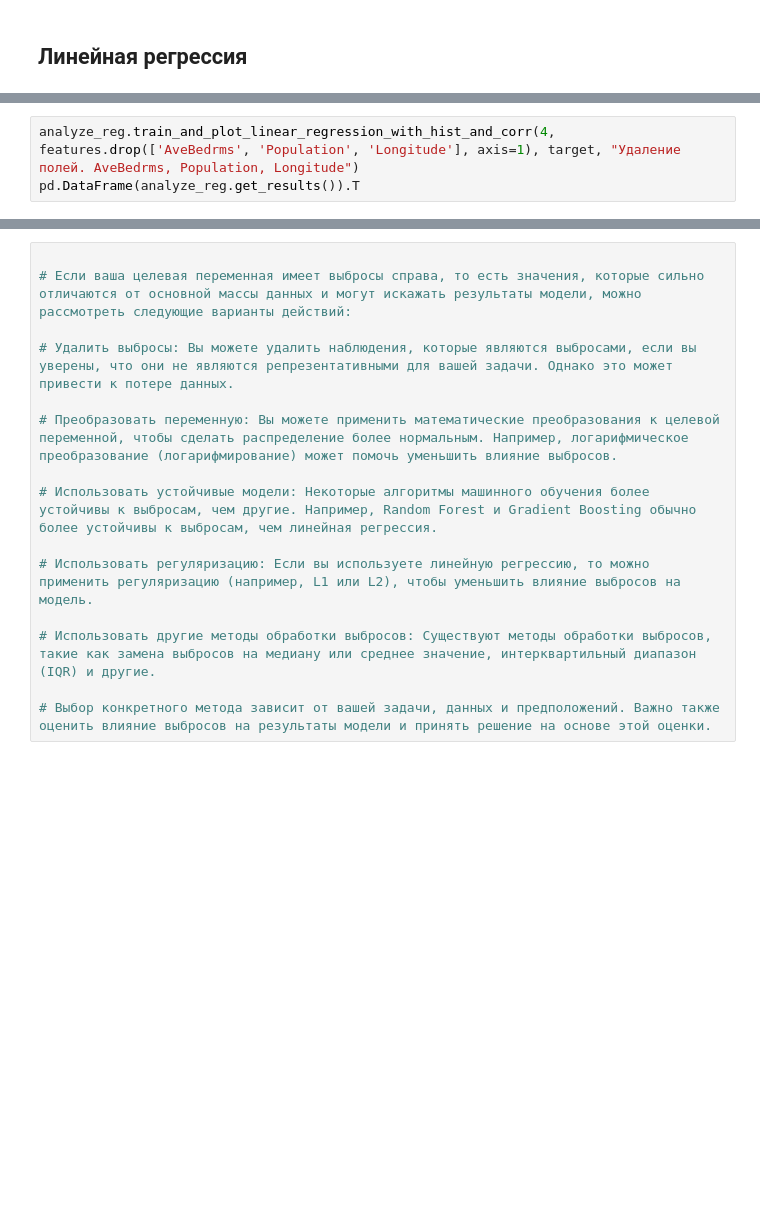
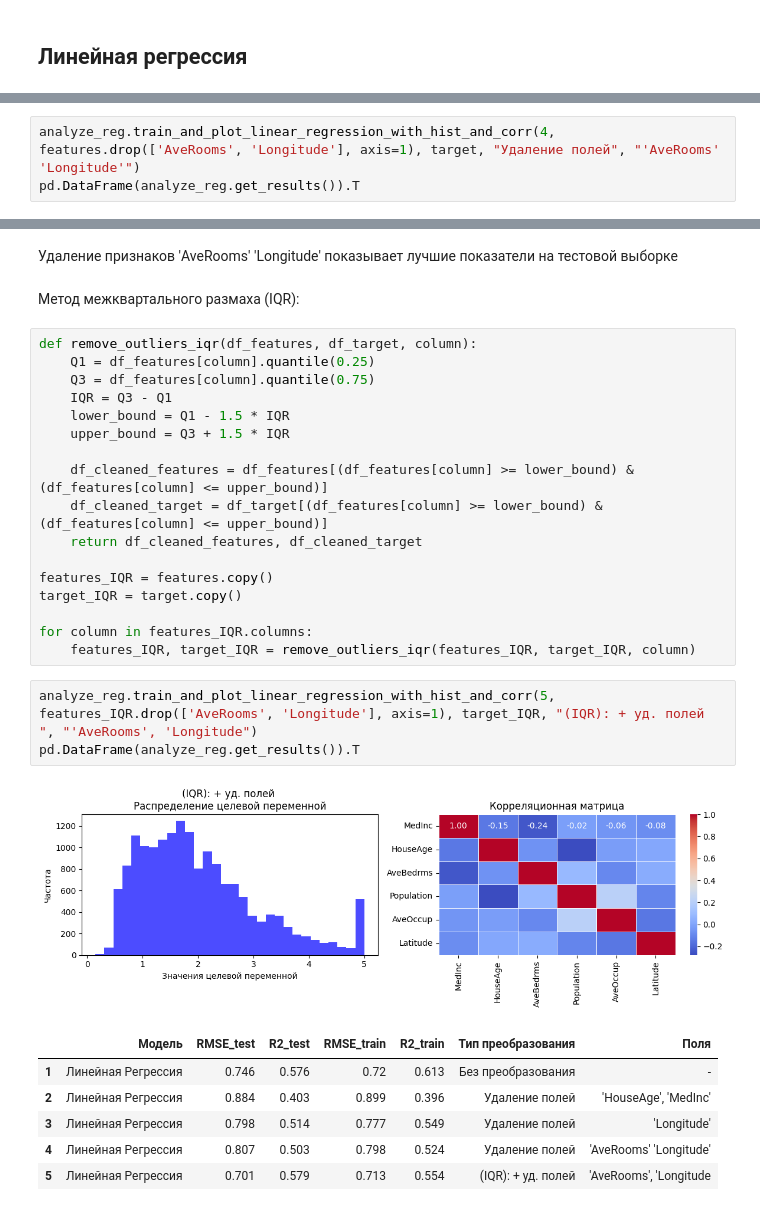
Before and after one commit to AlexanderSipko/netology_ml, a Jupyter notebook: task/7 features/7 features.ipynb, the cells around one changed output, grey strips where cells are left out. Cells and saved outputs as stored; diff of their text form; blank space fills up the shorter version.

Commit message:
LESSON_7 | variables | решение задачи

```diff
--- a/task/7 features/7 features.ipynb
+++ b/task/7 features/7 features.ipynb
@@ -131,4 +212,4 @@ pd.DataFrame(analyze_reg.get_results()).T
 # %%
-analyze_reg.train_and_plot_linear_regression_with_hist_and_corr(4, features.drop(['AveBedrms', 'Population', 'Longitude'], axis=1), target, "Удаление полей. AveBedrms, Population, Longitude")
+analyze_reg.train_and_plot_linear_regression_with_hist_and_corr(4, features.drop(['AveRooms', 'Longitude'], axis=1), target, "Удаление полей", "'AveRooms' 'Longitude'")
 pd.DataFrame(analyze_reg.get_results()).T
 # %% [output]
@@ -141,15 +222,32 @@ pd.DataFrame(analyze_reg.get_results()).T
-# %%
-
-# Если ваша целевая переменная имеет выбросы справа, то есть значения, которые сильно отличаются от основной массы данных и могут искажать результаты модели, можно рассмотреть следующие варианты действий:
-
-# Удалить выбросы: Вы можете удалить наблюдения, которые являются выбросами, если вы уверены, что они не являются репрезентативными для вашей задачи. Однако это может привести к потере данных.
-
-# Преобразовать переменную: Вы можете применить математические преобразования к целевой переменной, чтобы сделать распределение более нормальным. Например, логарифмическое преобразование (логарифмирование) может помочь уменьшить влияние выбросов.
-
-# Использовать устойчивые модели: Некоторые алгоритмы машинного обучения более устойчивы к выбросам, чем другие. Например, Random Forest и Gradient Boosting обычно более устойчивы к выбросам, чем линейная регрессия.
-
-# Использовать регуляризацию: Если вы используете линейную регрессию, то можно применить регуляризацию (например, L1 или L2), чтобы уменьшить влияние выбросов на модель.
-
-# Использовать другие методы обработки выбросов: Существуют методы обработки выбросов, такие как замена выбросов на медиану или среднее значение, интерквартильный диапазон (IQR) и другие.
-
-# Выбор конкретного метода зависит от вашей задачи, данных и предположений. Важно также оценить влияние выбросов на результаты модели и принять решение на основе этой оценки.
+# %% [markdown]
+ Удаление признаков 'AveRooms' 'Longitude' показывает лучшие показатели на тестовой выборке
+# %% [markdown]
+Метод межквартального размаха (IQR):
+# %%
+def remove_outliers_iqr(df_features, df_target, column):
+    Q1 = df_features[column].quantile(0.25)
+    Q3 = df_features[column].quantile(0.75)
+    IQR = Q3 - Q1
+    lower_bound = Q1 - 1.5 * IQR
+    upper_bound = Q3 + 1.5 * IQR
+
+    df_cleaned_features = df_features[(df_features[column] >= lower_bound) & (df_features[column] <= upper_bound)]
+    df_cleaned_target = df_target[(df_features[column] >= lower_bound) & (df_features[column] <= upper_bound)]
+    return df_cleaned_features, df_cleaned_target
+
+features_IQR = features.copy()
+target_IQR = target.copy()
+
+for column in features_IQR.columns:
+    features_IQR, target_IQR = remove_outliers_iqr(features_IQR, target_IQR, column)
+# %%
+analyze_reg.train_and_plot_linear_regression_with_hist_and_corr(5, features_IQR.drop(['AveRooms', 'Longitude'], axis=1), target_IQR, "(IQR): + уд. полей ", "'AveRooms', 'Longitude")
+pd.DataFrame(analyze_reg.get_results()).T
+# %% [output]
+[figure, added]
+|  | Модель | RMSE_test | R2_test | RMSE_train | R2_train | Тип преобразования | Поля |
+| 1 | Линейная Регрессия | 0.746 | 0.576 | 0.72 | 0.613 | Без преобразования | - |
+| 2 | Линейная Регрессия | 0.884 | 0.403 | 0.899 | 0.396 | Удаление полей | 'HouseAge', 'MedInc' |
+| 3 | Линейная Регрессия | 0.798 | 0.514 | 0.777 | 0.549 | Удаление полей | 'Longitude' |
+| 4 | Линейная Регрессия | 0.807 | 0.503 | 0.798 | 0.524 | Удаление полей | 'AveRooms' 'Longitude' |
+| 5 | Линейная Регрессия | 0.701 | 0.579 | 0.713 | 0.554 | (IQR): + уд. полей | 'AveRooms', 'Longitude |
```
Also changed, not shown: parts of 18 cells of this notebook.
